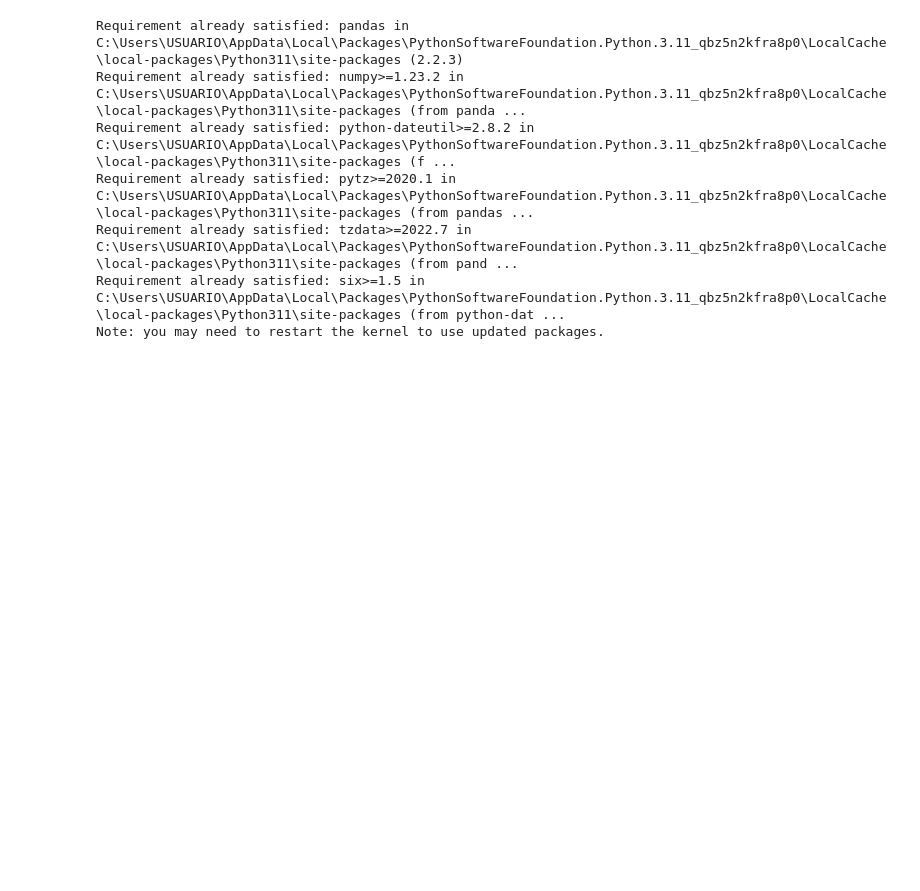
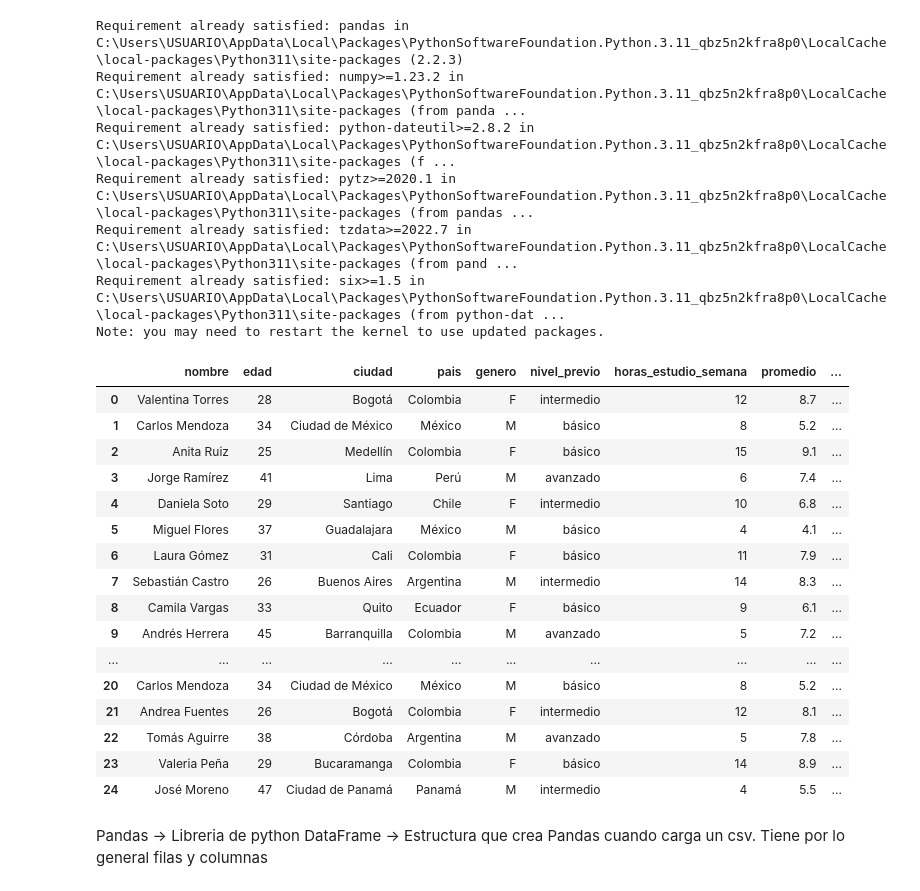
Before and after one commit to Anderson007a/devseniorIA, a Jupyter notebook: Modulo_1/Clase_4/taller_integrador.ipynb, the cells around one changed output. Saved outputs shown, nothing was run; the diff lists cells and outputs as text; code cells hidden in the pictures; blank space fills up the shorter version.

```diff
--- a/Modulo_1/Clase_4/taller_integrador.ipynb
+++ b/Modulo_1/Clase_4/taller_integrador.ipynb
@@ -10,3 +10,32 @@ Requirement already satisfied: pytz>=2020.1 in C:\Users\USUARIO\AppData\Local\Pa
 Requirement already satisfied: tzdata>=2022.7 in C:\Users\USUARIO\AppData\Local\Packages\PythonSoftwareFoundation.Python.3.11_qbz5n2kfra8p0\LocalCache\local-packages\Python311\site-packages (from pand ...
 Requirement already satisfied: six>=1.5 in C:\Users\USUARIO\AppData\Local\Packages\PythonSoftwareFoundation.Python.3.11_qbz5n2kfra8p0\LocalCache\local-packages\Python311\site-packages (from python-dat ...
 Note: you may need to restart the kernel to use updated packages.
+# %%
+import pandas as pd
+
+#print(pd.__version__)
+
+df = pd.read_csv("estudiantes_ml_2026_.csv")
+df
+# %% [output]
+|  | nombre | edad | ciudad | pais | genero | nivel_previo | horas_estudio_semana | promedio | ... |
+| 0 | Valentina Torres | 28 | Bogotá | Colombia | F | intermedio | 12 | 8.7 | ... |
+| 1 | Carlos Mendoza | 34 | Ciudad de México | México | M | básico | 8 | 5.2 | ... |
+| 2 | Anita Ruiz | 25 | Medellín | Colombia | F | básico | 15 | 9.1 | ... |
+| 3 | Jorge Ramírez | 41 | Lima | Perú | M | avanzado | 6 | 7.4 | ... |
+| 4 | Daniela Soto | 29 | Santiago | Chile | F | intermedio | 10 | 6.8 | ... |
+| 5 | Miguel Flores | 37 | Guadalajara | México | M | básico | 4 | 4.1 | ... |
+| 6 | Laura Gómez | 31 | Cali | Colombia | F | básico | 11 | 7.9 | ... |
+| 7 | Sebastián Castro | 26 | Buenos Aires | Argentina | M | intermedio | 14 | 8.3 | ... |
+| 8 | Camila Vargas | 33 | Quito | Ecuador | F | básico | 9 | 6.1 | ... |
+| 9 | Andrés Herrera | 45 | Barranquilla | Colombia | M | avanzado | 5 | 7.2 | ... |
+| ... | ... | ... | ... | ... | ... | ... | ... | ... | ... |
+| 20 | Carlos Mendoza | 34 | Ciudad de México | México | M | básico | 8 | 5.2 | ... |
+| 21 | Andrea Fuentes | 26 | Bogotá | Colombia | F | intermedio | 12 | 8.1 | ... |
+| 22 | Tomás Aguirre | 38 | Córdoba | Argentina | M | avanzado | 5 | 7.8 | ... |
+| 23 | Valeria Peña | 29 | Bucaramanga | Colombia | F | básico | 14 | 8.9 | ... |
+| 24 | José Moreno | 47 | Ciudad de Panamá | Panamá | M | intermedio | 4 | 5.5 | ... |
+# %% [markdown]
+Pandas -> Libreria de python
+DataFrame -> Estructura que crea Pandas cuando carga un csv. Tiene por lo general
+filas y columnas
```
Also changed, not shown: parts of 10 cells of this notebook, 7 other files.
